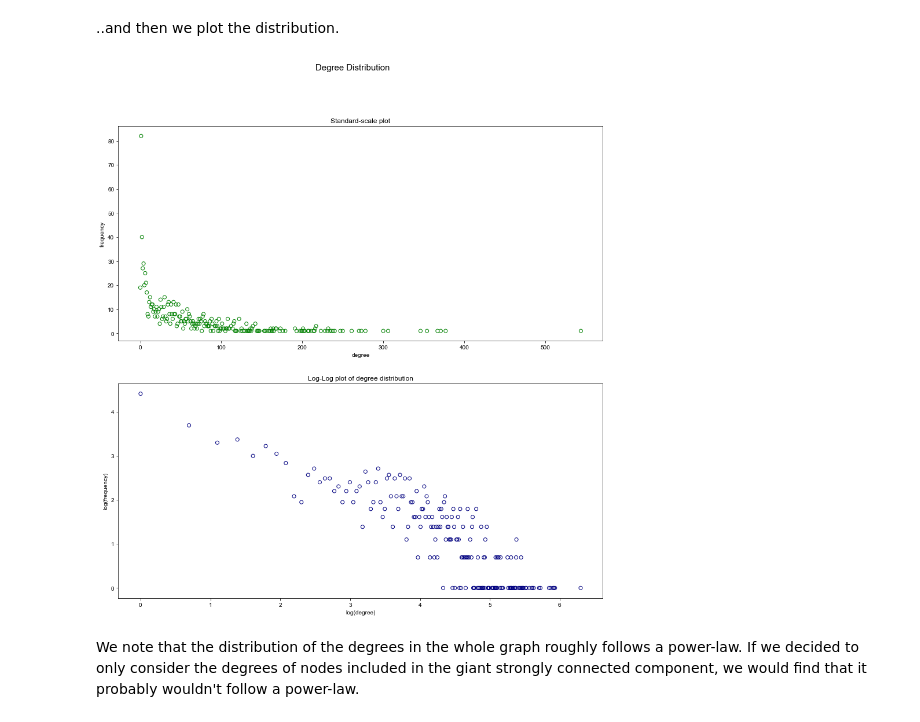
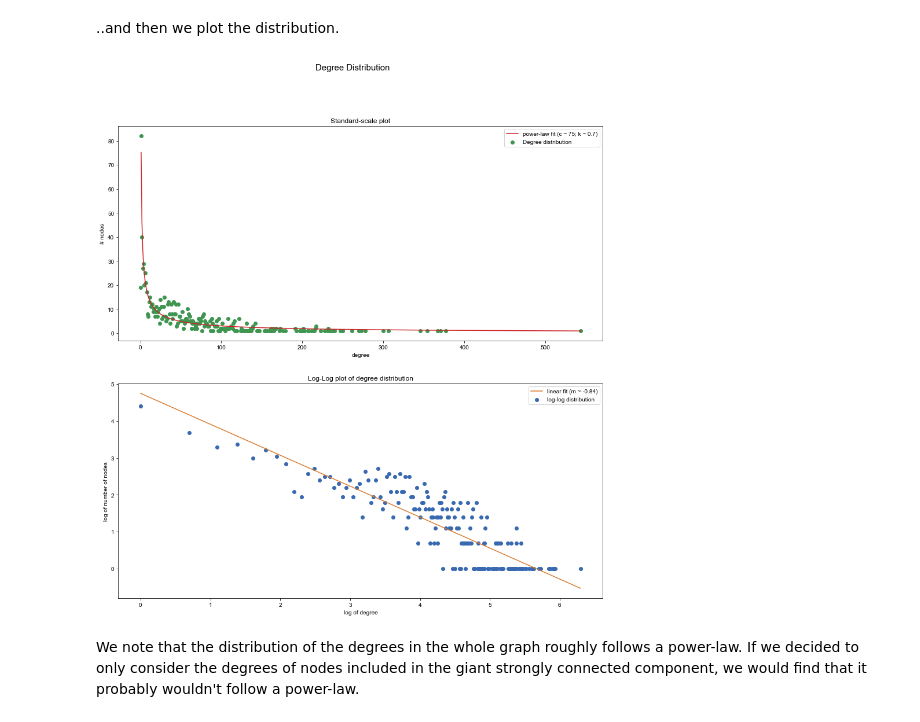
Before and after one commit to abovethecloud/complex_networks, a Jupyter notebook: PROJECT/assignment_2/departments_notebook.ipynb, the cells around one changed output. Saved outputs shown, nothing was run; the diff lists cells and outputs as text; code cells hidden in the pictures.

Commit message:
Changed distance graph

```diff
--- a/PROJECT/assignment_2/departments_notebook.ipynb
+++ b/PROJECT/assignment_2/departments_notebook.ipynb
@@ -287,48 +294,64 @@ We first extrapolate the degree of all nodes in the original directed graph, we
 # %%
 node_and_degrees = mail_DG.degree  # Iterator over 2-tuples (node, degree)
 
-node_degrees = list(deg for _, deg in mail_DG.degree)  # List of degrees
+node_degrees = np.array(list(deg for _, deg in mail_DG.degree))  # Array of degrees
 # %%
+# Count the number of nodes for each degree
 deg_counter = Counter(node_degrees)
 
+# Create the array of the existing degrees and the array of corresponding number
 degrees = np.array(sorted(deg_counter.keys()))
-deg_freq = np.array(list(deg_counter[deg] for deg in degrees))
+deg_n = np.array(list(deg_counter[deg] for deg in degrees))
 
+# Find and print the maximum degree
 max_degree = max(degrees)
 print("Max degree: " + str(max_degree))
 
-mask_not_null = np.all([degrees != 0, deg_freq != 0], axis = 0)
+# Compute the log of both arrays, to verify the power law
+mask_not_null = np.all([degrees != 0, deg_n != 0], axis = 0)  # Make sure to take only values > 0, since we are applying the log
 log_degrees = np.log(degrees[mask_not_null])
-log_deg_freq = np.log(deg_freq[mask_not_null])
+log_deg_n = np.log(deg_n[mask_not_null])
 # %% [output]
 Max degree: 544
 # %% [markdown]
 ..and then we plot the distribution.
+# %%
+# Definition of functions for fitting the distribution of
+def power(x, c, k):
+    return c*(x**(-k))
+
+def linear(x, m, c):
+    return m*x + c
 # %%
 # Create a Figure divided in two Axes (subplots)
 fig, (ax, ax_log) = plt.subplots(2, 1)
 fig.set_size_inches(15, 15)
 fig.suptitle("Degree Distribution", fontsize = 15)
 
 # In the first Axis draw the standard-scale distribution of degrees
 ax.set_xlabel('degree')
-ax.set_ylabel('frequency')
+ax.set_ylabel('# nodes')
 ax.set_title("Standard-scale plot")
-ax.scatter(degrees, deg_freq, marker = 'o', facecolors='none', edgecolors='#008000', label = 'Degree distribution')
-degrees = np.array(degrees)
+ax.scatter(degrees, deg_n, marker = 'o', facecolors='#3e9651', edgecolors='#3e9651', label = 'Degree distribution')
+pow_params = curve_fit(power, degrees[1:], deg_n[1:])
+ax.plot(degrees[1:], power(degrees[1:], *pow_params[0]), color='#cc2529', label = 'power-law fit (c ~ '+format(pow_params[0][0], '.2g')+'; k ~ '+format(pow_params[0][1], '.2g')+')')
+ax.legend()
 
 # In the second Axis draw the log-log distribution of degrees
-ax_log.set_xlabel('log(degree)')
-ax_log.set_ylabel('log(frequency)')
+ax_log.set_xlabel('log of degree')
+ax_log.set_ylabel('log of number of nodes')
 ax_log.set_title("Log-Log plot of degree distribution")
-ax_log.scatter(log_degrees, log_deg_freq, marker = 'o', facecolors='none', edgecolors='#000080', label = 'log-log distribution')
+ax_log.scatter(log_degrees, log_deg_n, marker = 'o', facecolors='#396ab1', edgecolors='#396ab1', label = 'log-log distribution')
+lin_params = curve_fit(linear, log_degrees, log_deg_n)
+ax_log.plot(log_degrees, linear(log_degrees, *lin_params[0]), color='#da7c30', label='linear fit (m ~ '+format(lin_params[0][0], '.2g')+')')
+ax_log.legend()
 
 # Save the figure as png and plot it
 #legend()  # No need for the legend
 plt.savefig("degree_distribution.png")
 plt.show()
 # %% [output]
-[figure, old version]
+[figure, new version]
 # %% [markdown]
 We note that the distribution of the degrees in the whole graph roughly follows a power-law.
 If we decided to only consider the degrees of nodes included in the giant strongly connected component, we would find that it probably wouldn't follow a power-law.
```
Also changed, not shown: parts of 25 cells of this notebook, 3 other files.
